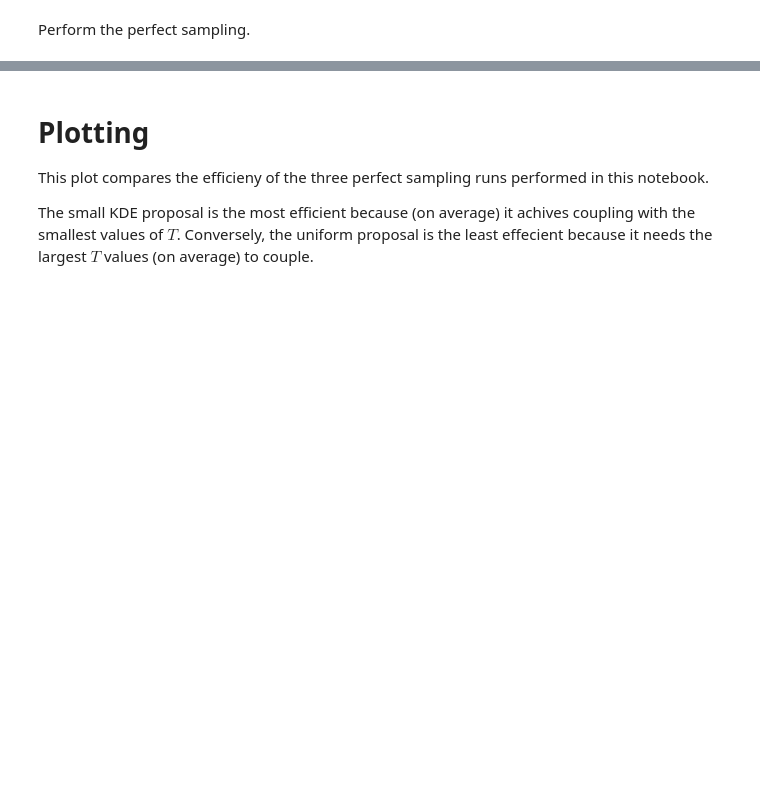
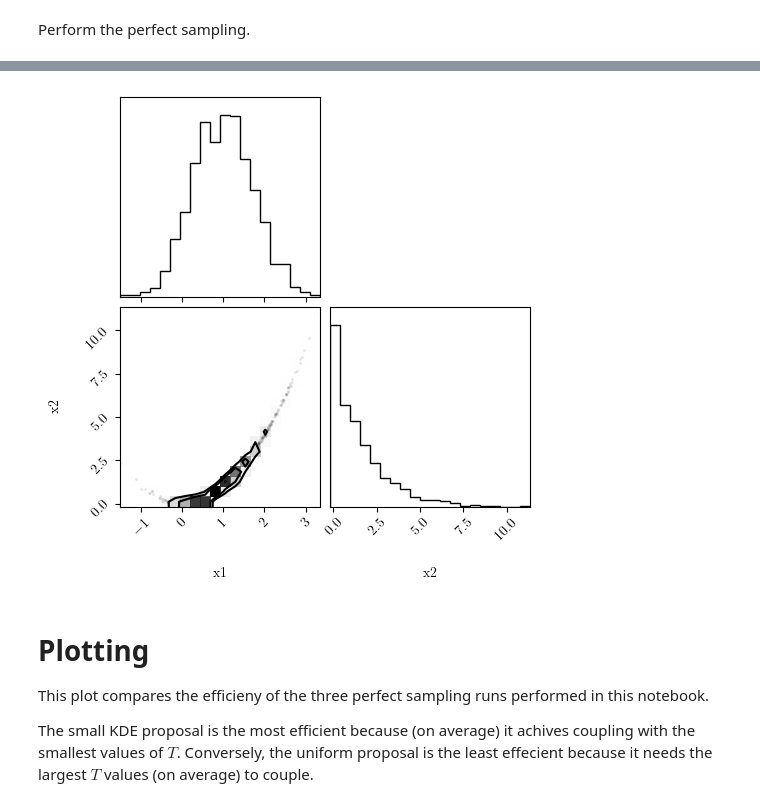
Before and after one commit to cjm96/mcmc_infinity, a Jupyter notebook: mcmc_infinity/examples/rosenbrock_demo.ipynb, the cells around one changed output, grey strips where cells are left out. Cells and saved outputs as stored; diff of their text form; code cells hidden in the pictures; blank space fills up the shorter version.

```diff
--- a/mcmc_infinity/examples/rosenbrock_demo.ipynb
+++ b/mcmc_infinity/examples/rosenbrock_demo.ipynb
@@ -183,3 +196,8 @@ samples_kde_big, T_kde_big = sampler_kde_big.get_perfect_samples(T,
+# %%
+corner.corner(np.array(samples_kde_big), ranges=bounds, labels=['x1','x2'])
+plt.show()
+# %% [output]
+[figure, added]
 # %% [markdown]
 # Plotting
 
```
Also changed, not shown: parts of 3 cells of this notebook.
